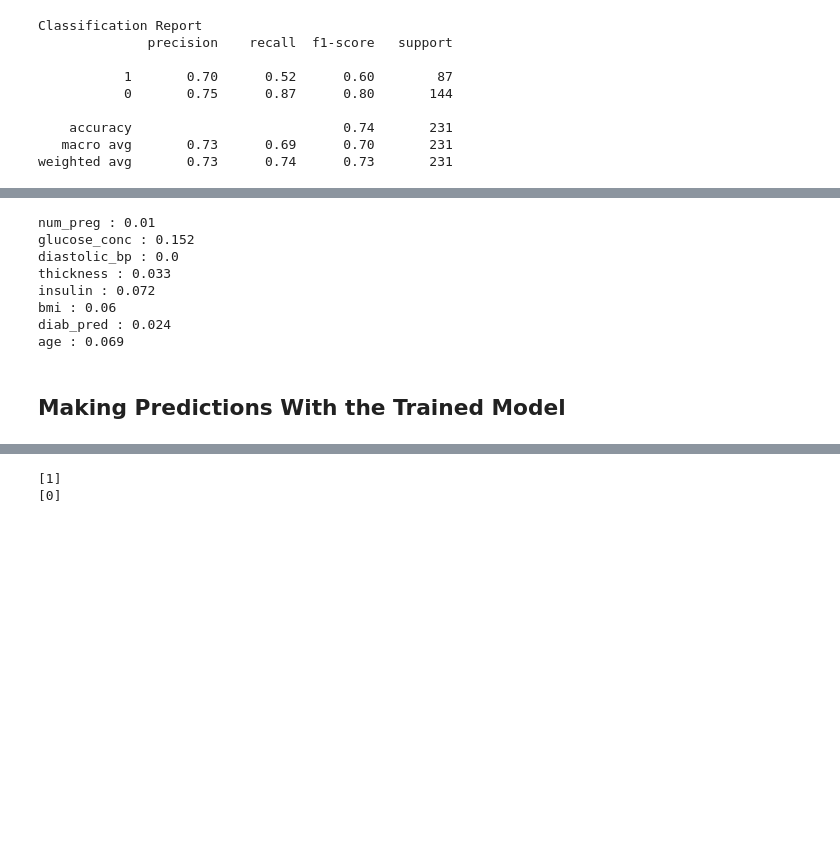
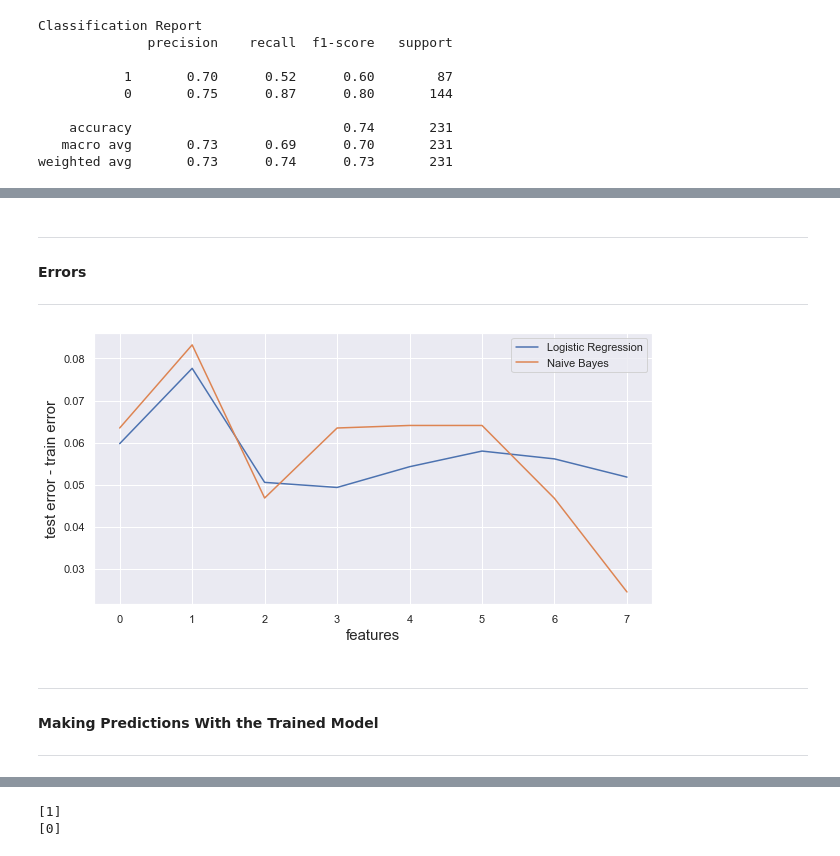
Before and after one commit to fernandadefalco/mini-projects, a Jupyter notebook: 1) Diabetes/ML - Diabetes.ipynb, the cells around one changed output, grey strips where cells are left out. Cells and saved outputs as stored; diff of their text form; code cells hidden in the pictures; blank space fills up the shorter version.

```diff
--- a/1) Diabetes/ML - Diabetes.ipynb
+++ b/1) Diabetes/ML - Diabetes.ipynb
@@ -298,24 +308,8 @@ weighted avg       0.73      0.74      0.73       231
-# %%
-from sklearn.feature_selection import mutual_info_regression,SelectKBest
-#mutual_info_regression - evaluates the dependency between 2 variables - 0 (no dependency)
-
-def featureSelection (x_train, y_train):
-    selection = SelectKBest(score_func= mutual_info_regression, k = 'all')
-    selection.fit(x_train, y_train)
-    return selection
-
-scores = featureSelection (X_treino,Y_treino.ravel())
-scores
-i = 0
-for score in scores.scores_: #.scores_ brings the relations of mutual_info_regression
-    print(f'{atributos[i]} : {score.round(3)}')
-    i +=1
-# %% [output]
-num_preg : 0.01
-glucose_conc : 0.152
-diastolic_bp : 0.0
-thickness : 0.033
-insulin : 0.072
-bmi : 0.06
-diab_pred : 0.024
-age : 0.069
+# %% [markdown]
+________
+#### Errors
+______
+# %%
+correlacoes_ordenadas = pd.concat([X_treino, Y_treino], axis=1).corr()['diabetes'].abs().sort_values(ascending=False)
+features_ordenadas = correlacoes_ordenadas.index[1:]
+qtde_features = len(features_ordenadas)
@@ -322,2 +328,47 @@ age : 0.069
+# %%
+resultados_treinos_nb = []
+
+for i in range(1, qtde_features+1):
+    resultados_treinos_nb.append(
+        treino_avaliacao_test(
+            X_treino[features_ordenadas[:i]],
+            Y_treino,
+            X_teste[features_ordenadas[:i]],
+            Y_teste,
+            GaussianNB()
+        )
+    )
+
+df_resultados_treinos_nb = pd.DataFrame(resultados_treinos_nb, columns=['erro_train', 'erro_test'])
+# %%
+resultados_treinos = []
+
+for i in range(1, qtde_features+1):
+    resultados_treinos.append(
+        treino_avaliacao_test(
+            X_treino[features_ordenadas[:i]],
+            Y_treino,
+            X_teste[features_ordenadas[:i]],
+            Y_teste,
+            LogisticRegression(random_state = 42, max_iter = 1000)
+        )
+    )
+
+df_resultados_treinos = pd.DataFrame(resultados_treinos, columns=['erro_train', 'erro_test'])
+# %%
+sns.set_theme(style='darkgrid')
+plt.figure(figsize=(10, 5))
+plt.xticks(df_resultados_treinos.index)
+fig_2 = sns.lineplot(data=df_resultados_treinos['erro_test'] - df_resultados_treinos['erro_train'], label = 'Logistic Regression')
+fig_1 = sns.lineplot(data=df_resultados_treinos_nb['erro_test'] - df_resultados_treinos_nb['erro_train'], label = 'Naive Bayes')
+
+
+fig_2.set_ylabel('test error - train error', fontsize = 15)
+fig_2.set_xlabel('features', fontsize = 15)
+plt.legend();
+# %% [output]
+[figure, added]
 # %% [markdown]
-## Making Predictions With the Trained Model
+____________
+#### Making Predictions With the Trained Model
+_____________
```
Also changed, not shown: parts of 32 cells of this notebook, 1 other file.
